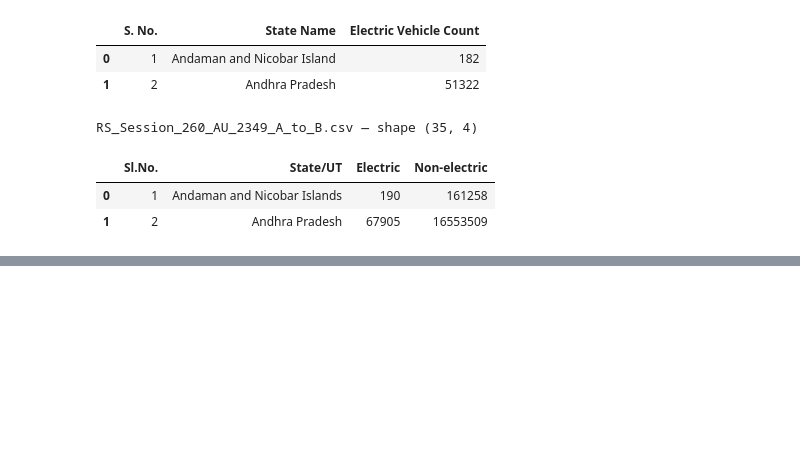
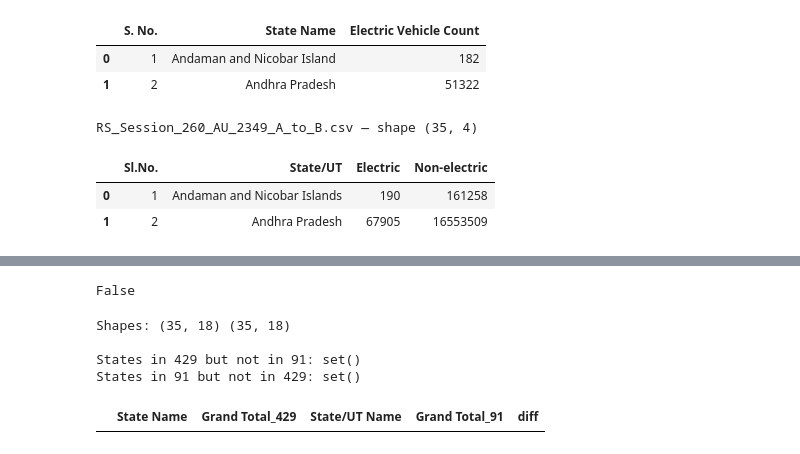
Before and after one commit to RitikaSen27/Automobile-sales-and-EV-adoption-trends, a Jupyter notebook: ev_cleaning.ipynb, the cells around one changed output, grey strips where cells are left out. Cells and saved outputs as stored; diff of their text form; code cells hidden in the pictures; blank space fills up the shorter version.

```diff
--- a/ev_cleaning.ipynb
+++ b/ev_cleaning.ipynb
@@ -353,0 +388,39 @@ RS_Session_260_AU_2349_A_to_B.csv — shape (35, 4)
+# %%
+df_429 = load_and_clean("RS_Session_258_AU_429_1.csv")
+df_91 = load_and_clean("RS_Session_258_AU_91_1.csv")
+print(df_429.drop(columns=["Sl.No." if "Sl.No." in df_429.columns else "S.No."], errors="ignore").equals(
+    df_91.drop(columns=["Sr. No."], errors="ignore")
+))
+# %% [output]
+False
+# %%
+df_429 = load_and_clean("RS_Session_258_AU_429_1.csv")
+df_91 = load_and_clean("RS_Session_258_AU_91_1.csv")
+
+# align state name columns so we can compare row by row
+state_col_429 = "State Name"
+state_col_91 = "State/UT Name"
+
+df_429_sorted = df_429.sort_values(state_col_429).reset_index(drop=True)
+df_91_sorted = df_91.sort_values(state_col_91).reset_index(drop=True)
+
+print("Shapes:", df_429_sorted.shape, df_91_sorted.shape)
+print("\nStates in 429 but not in 91:",
+      set(df_429_sorted[state_col_429]) - set(df_91_sorted[state_col_91]))
+print("States in 91 but not in 429:",
+      set(df_91_sorted[state_col_91]) - set(df_429_sorted[state_col_429]))
+
+# compare Grand Total column state by state
+compare = df_429_sorted[[state_col_429, "Grand Total"]].merge(
+    df_91_sorted[[state_col_91, "Grand Total"]],
+    left_on=state_col_429, right_on=state_col_91,
+    suffixes=("_429", "_91")
+)
+compare["diff"] = compare["Grand Total_429"] - compare["Grand Total_91"]
+compare[compare["diff"] != 0]
+# %% [output]
+Shapes: (35, 18) (35, 18)
+
+States in 429 but not in 91: set()
+States in 91 but not in 429: set()
+|  | State Name | Grand Total_429 | State/UT Name | Grand Total_91 | diff |
```
Also changed, not shown: parts of 2 cells of this notebook.
